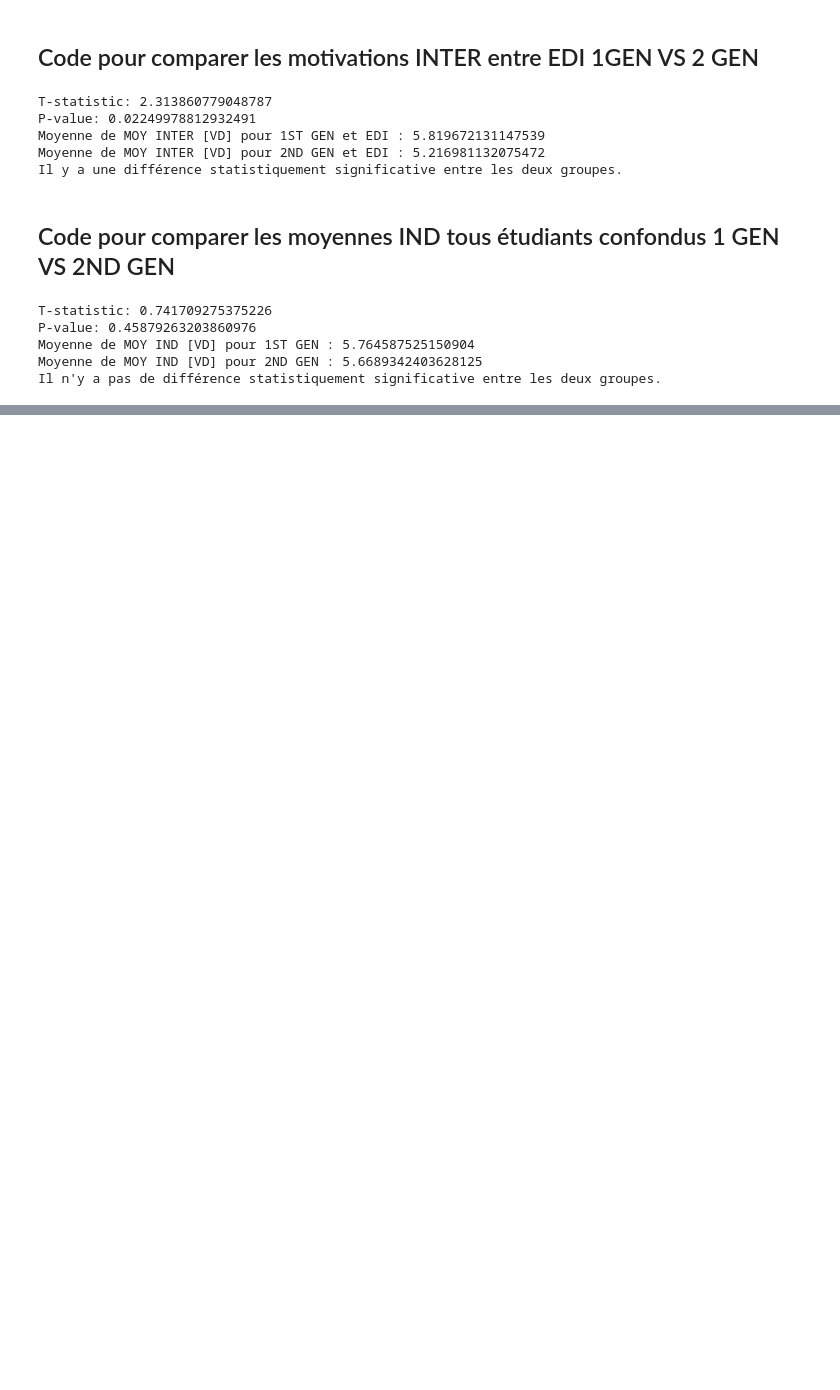
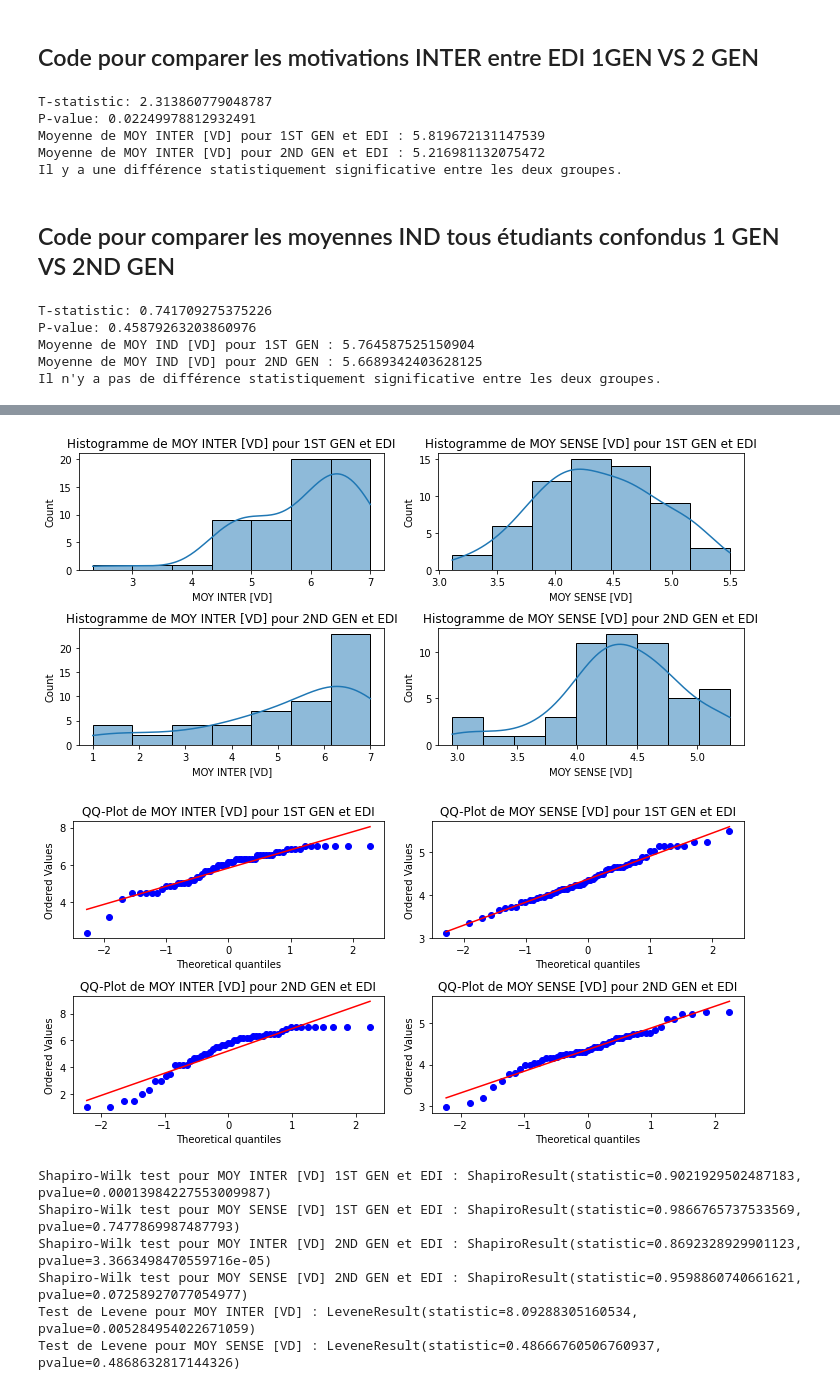
Before and after one commit to Sarah-Zenati/InequalityDataLab, a Jupyter notebook: motivation_EDI.ipynb, the cells around one changed output, grey strips where cells are left out. Cells and saved outputs as stored; diff of their text form; code cells hidden in the pictures; blank space fills up the shorter version.

```diff
--- a/motivation_EDI.ipynb
+++ b/motivation_EDI.ipynb
@@ -452,0 +332,74 @@ Il y a une différence statistiquement significative entre les différences de m
+# %%
+import pandas as pd
+import matplotlib.pyplot as plt
+import seaborn as sns
+from scipy import stats
+
+# Charger vos données
+file_path = 'data/Données VI [GEN + MIG] + VD [SENSE + IND + INTER].xlsx'
+df = pd.read_excel(file_path)
+
+# Filtrer les données pour les groupes "1ST GEN" et "EDI" et "2ND GEN" et "EDI"
+first_gen_edi_inter = df[(df['GEN (capital culturel) [VI]'] == '1ST GEN') & (df['MIG (ascendance migratoire) [VI]'] == 'EDI')]['MOY INTER [VD]'].astype(float)
+first_gen_edi_sense = df[(df['GEN (capital culturel) [VI]'] == '1ST GEN') & (df['MIG (ascendance migratoire) [VI]'] == 'EDI')]['MOY SENSE [VD]'].astype(float)
+second_gen_edi_inter = df[(df['GEN (capital culturel) [VI]'] == '2ND GEN') & (df['MIG (ascendance migratoire) [VI]'] == 'EDI')]['MOY INTER [VD]'].astype(float)
+second_gen_edi_sense = df[(df['GEN (capital culturel) [VI]'] == '2ND GEN') & (df['MIG (ascendance migratoire) [VI]'] == 'EDI')]['MOY SENSE [VD]'].astype(float)
+
+# Vérification de la normalité avec des histogrammes et QQ-Plots
+plt.figure(figsize=(10, 5))
+plt.subplot(2, 2, 1)
+sns.histplot(first_gen_edi_inter, kde=True)
+plt.title('Histogramme de MOY INTER [VD] pour 1ST GEN et EDI')
+plt.subplot(2, 2, 2)
+sns.histplot(first_gen_edi_sense, kde=True)
+plt.title('Histogramme de MOY SENSE [VD] pour 1ST GEN et EDI')
+plt.subplot(2, 2, 3)
+sns.histplot(second_gen_edi_inter, kde=True)
+plt.title('Histogramme de MOY INTER [VD] pour 2ND GEN et EDI')
+plt.subplot(2, 2, 4)
+sns.histplot(second_gen_edi_sense, kde=True)
+plt.title('Histogramme de MOY SENSE [VD] pour 2ND GEN et EDI')
+plt.tight_layout()
+plt.show()
+
+# QQ-Plots
+plt.figure(figsize=(10, 5))
+plt.subplot(2, 2, 1)
+stats.probplot(first_gen_edi_inter, dist="norm", plot=plt)
+plt.title('QQ-Plot de MOY INTER [VD] pour 1ST GEN et EDI')
+plt.subplot(2, 2, 2)
+stats.probplot(first_gen_edi_sense, dist="norm", plot=plt)
+plt.title('QQ-Plot de MOY SENSE [VD] pour 1ST GEN et EDI')
+plt.subplot(2, 2, 3)
+stats.probplot(second_gen_edi_inter, dist="norm", plot=plt)
+plt.title('QQ-Plot de MOY INTER [VD] pour 2ND GEN et EDI')
+plt.subplot(2, 2, 4)
+stats.probplot(second_gen_edi_sense, dist="norm", plot=plt)
+plt.title('QQ-Plot de MOY SENSE [VD] pour 2ND GEN et EDI')
+plt.tight_layout()
+plt.show()
+
+# Test de Shapiro-Wilk pour la normalité
+shapiro_inter_1st = stats.shapiro(first_gen_edi_inter)
+shapiro_sense_1st = stats.shapiro(first_gen_edi_sense)
+shapiro_inter_2nd = stats.shapiro(second_gen_edi_inter)
+shapiro_sense_2nd = stats.shapiro(second_gen_edi_sense)
+print(f"Shapiro-Wilk test pour MOY INTER [VD] 1ST GEN et EDI : {shapiro_inter_1st}")
+print(f"Shapiro-Wilk test pour MOY SENSE [VD] 1ST GEN et EDI : {shapiro_sense_1st}")
+print(f"Shapiro-Wilk test pour MOY INTER [VD] 2ND GEN et EDI : {shapiro_inter_2nd}")
+print(f"Shapiro-Wilk test pour MOY SENSE [VD] 2ND GEN et EDI : {shapiro_sense_2nd}")
+
+# Test de Levene pour l'égalité des variances
+levene_inter = stats.levene(first_gen_edi_inter, second_gen_edi_inter)
+levene_sense = stats.levene(first_gen_edi_sense, second_gen_edi_sense)
+print(f"Test de Levene pour MOY INTER [VD] : {levene_inter}")
+print(f"Test de Levene pour MOY SENSE [VD] : {levene_sense}")
+# %% [output]
+[figure, added]
+[figure, added]
+Shapiro-Wilk test pour MOY INTER [VD] 1ST GEN et EDI : ShapiroResult(statistic=0.9021929502487183, pvalue=0.00013984227553009987)
+Shapiro-Wilk test pour MOY SENSE [VD] 1ST GEN et EDI : ShapiroResult(statistic=0.9866765737533569, pvalue=0.7477869987487793)
+Shapiro-Wilk test pour MOY INTER [VD] 2ND GEN et EDI : ShapiroResult(statistic=0.8692328929901123, pvalue=3.3663498470559716e-05)
+Shapiro-Wilk test pour MOY SENSE [VD] 2ND GEN et EDI : ShapiroResult(statistic=0.9598860740661621, pvalue=0.07258927077054977)
+Test de Levene pour MOY INTER [VD] : LeveneResult(statistic=8.09288305160534, pvalue=0.005284954022671059)
+Test de Levene pour MOY SENSE [VD] : LeveneResult(statistic=0.48666760506760937, pvalue=0.4868632817144326)
```
Also changed, not shown: parts of 20 cells of this notebook.
